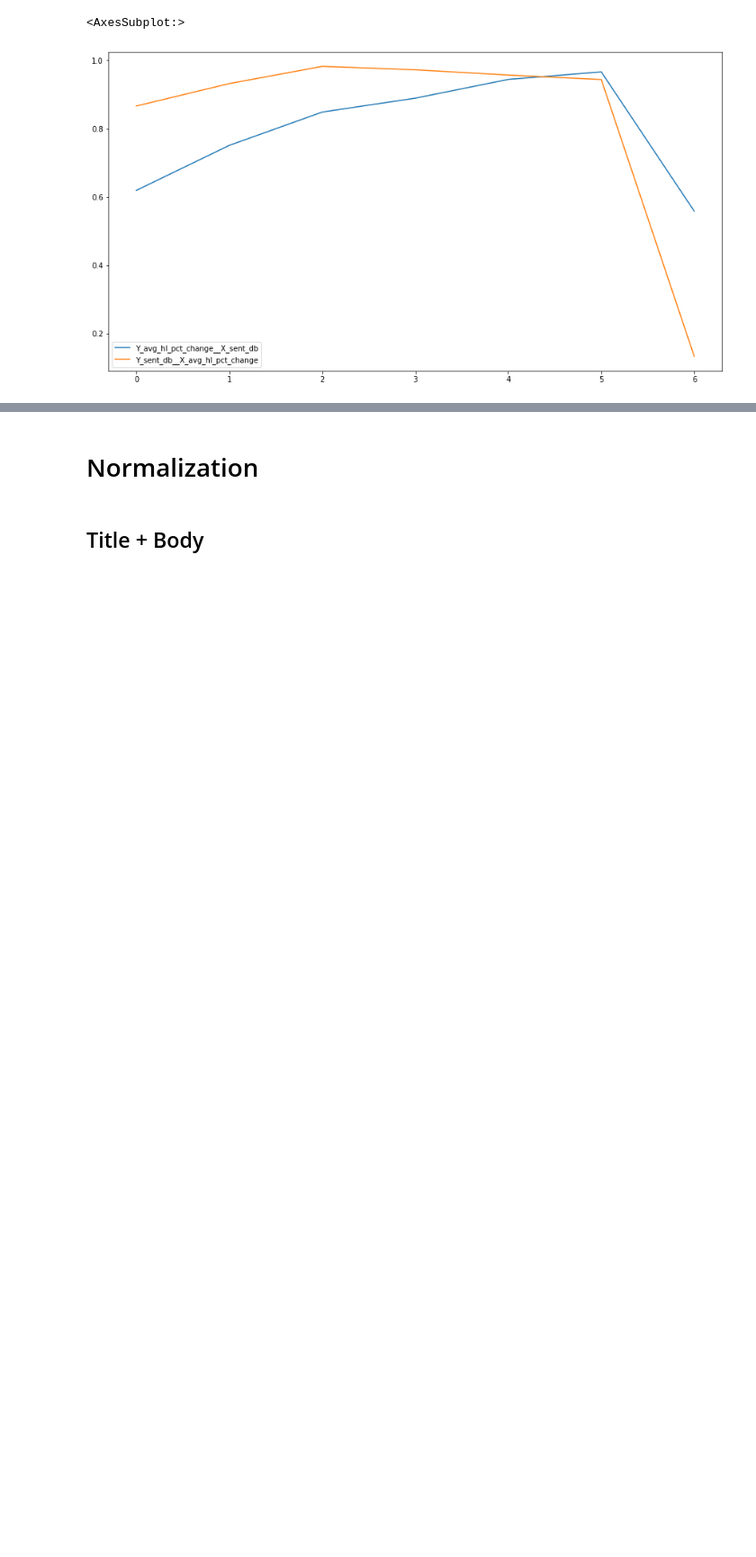
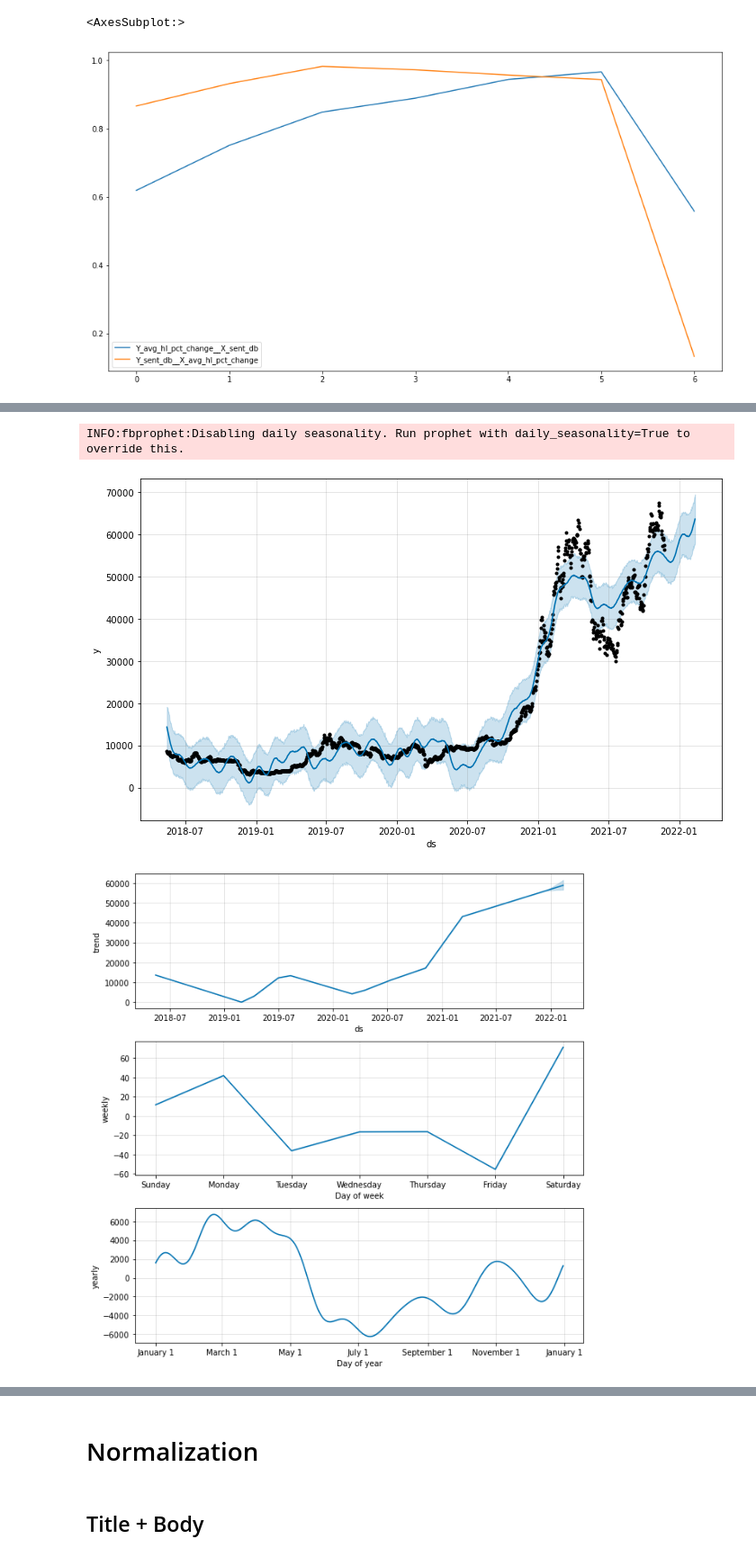
Before and after one commit to VeniJeen/CryptoSent, a Jupyter notebook: SandBox/test.ipynb, the cells around one changed output, grey strips where cells are left out. Shown at 90% size. Saved outputs shown, nothing was run; the diff lists cells and outputs as text; code cells hidden in the pictures; blank space fills up the shorter version.

```diff
--- a/SandBox/test.ipynb
+++ b/SandBox/test.ipynb
@@ -157,0 +214,12 @@ eval.get_granger_causality(inm,maxlag=7).plot(figsize=(15,8))
+# %%
+m = Prophet()
+m.fit(btc)
+future = m.make_future_dataframe(periods=80)
+forecast = m.predict(future)
+forecast[['ds', 'yhat', 'yhat_lower', 'yhat_upper']].tail()
+fig1 = m.plot(forecast)
+fig2 = m.plot_components(forecast)
+# %% [output]
+INFO:fbprophet:Disabling daily seasonality. Run prophet with daily_seasonality=True to override this.
+[figure, added]
+[figure, added]
```
Also changed, not shown: parts of 18 cells of this notebook, 2 other files.
